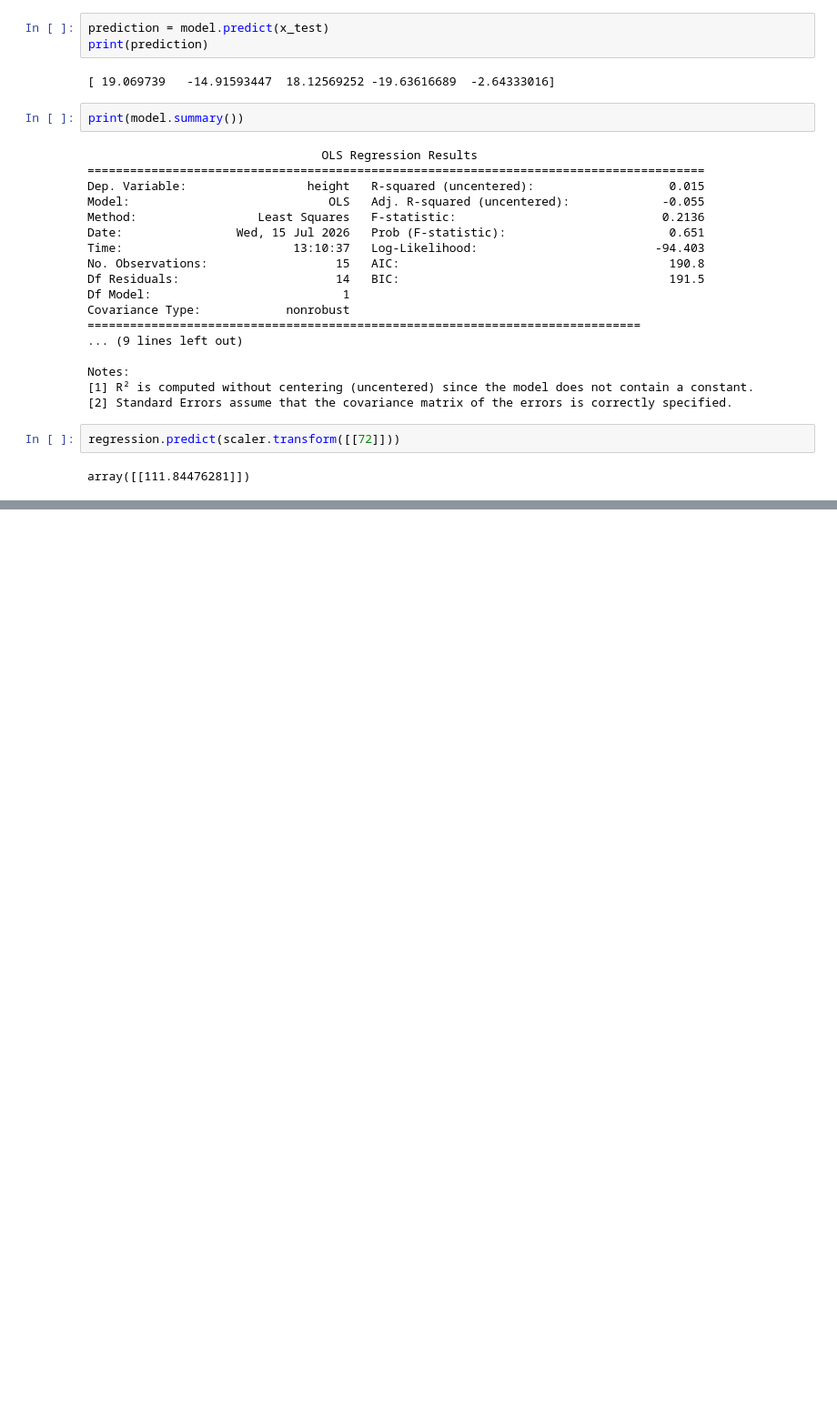
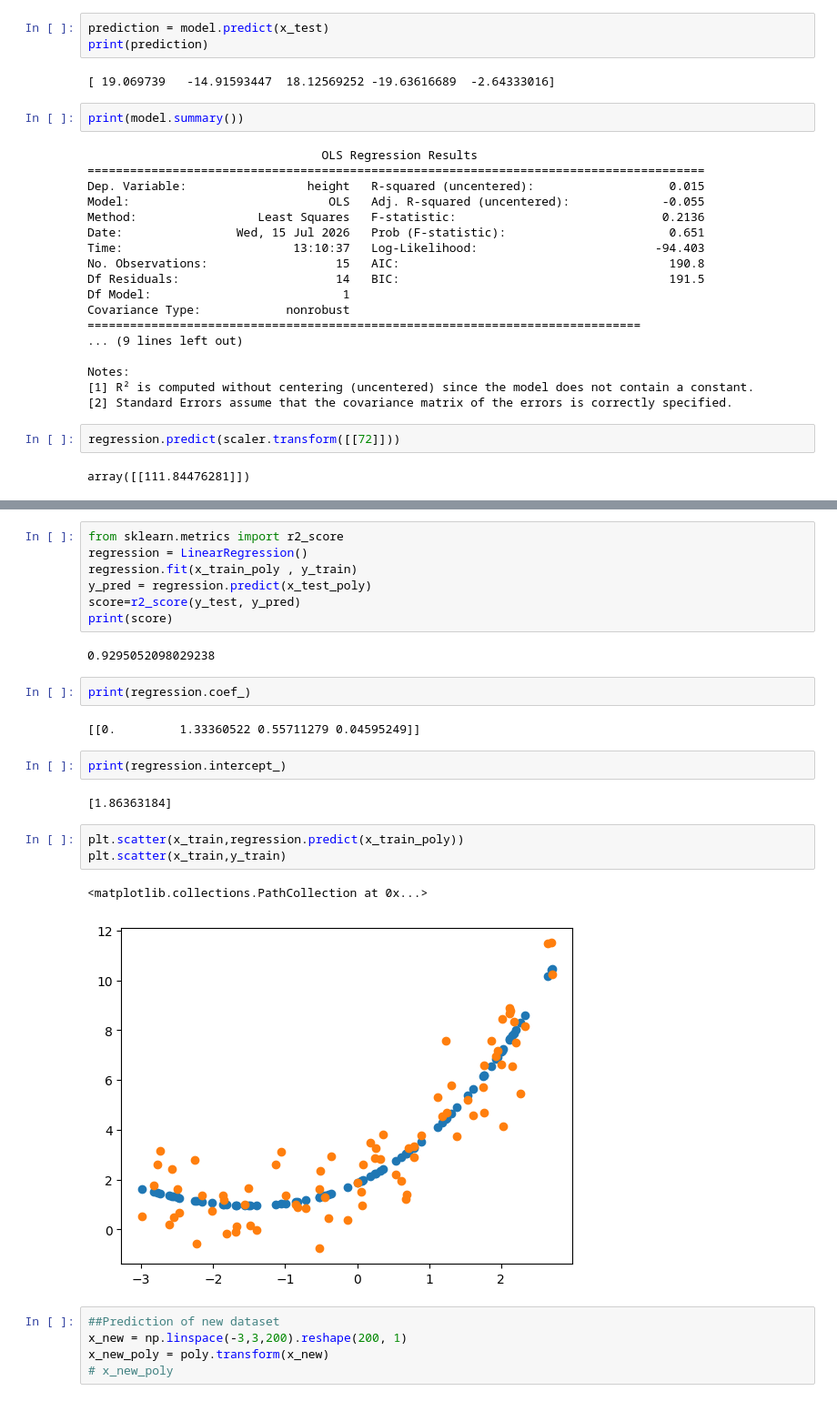
Before and after one commit to Siddharth5723/Daily_learning, a Jupyter notebook: Linear_Regression.ipynb, the cells around one changed output, grey strips where cells are left out. Shown at 91% size. Drawn from its saved outputs; the diff is of its cells as text; blank space fills up the shorter version.

```diff
--- a/Linear_Regression.ipynb
+++ b/Linear_Regression.ipynb
@@ -385,0 +473,28 @@ array([[111.84476281]])
+# %%
+from sklearn.metrics import r2_score
+regression = LinearRegression()
+regression.fit(x_train_poly , y_train)
+y_pred = regression.predict(x_test_poly)
+score=r2_score(y_test, y_pred)
+print(score)
+# %% [output]
+0.9295052098029238
+# %%
+print(regression.coef_)
+# %% [output]
+[[0.         1.33360522 0.55711279 0.04595249]]
+# %%
+print(regression.intercept_)
+# %% [output]
+[1.86363184]
+# %%
+plt.scatter(x_train,regression.predict(x_train_poly))
+plt.scatter(x_train,y_train)
+# %% [output]
+<matplotlib.collections.PathCollection at 0x...>
+[figure, added]
+# %%
+##Prediction of new dataset
+x_new = np.linspace(-3,3,200).reshape(200, 1)
+x_new_poly = poly.transform(x_new)
+# x_new_poly
```
Also changed, not shown: parts of 12 cells of this notebook.
